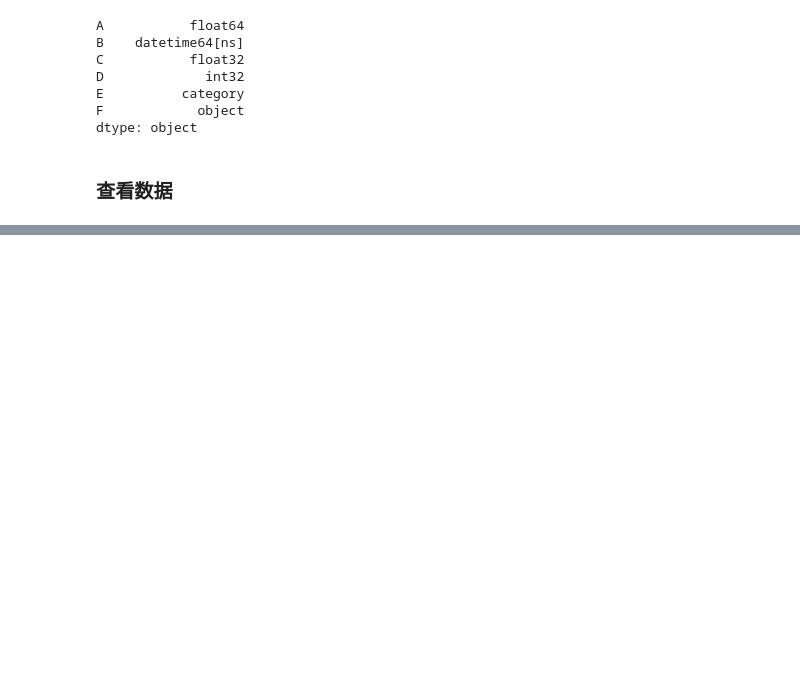
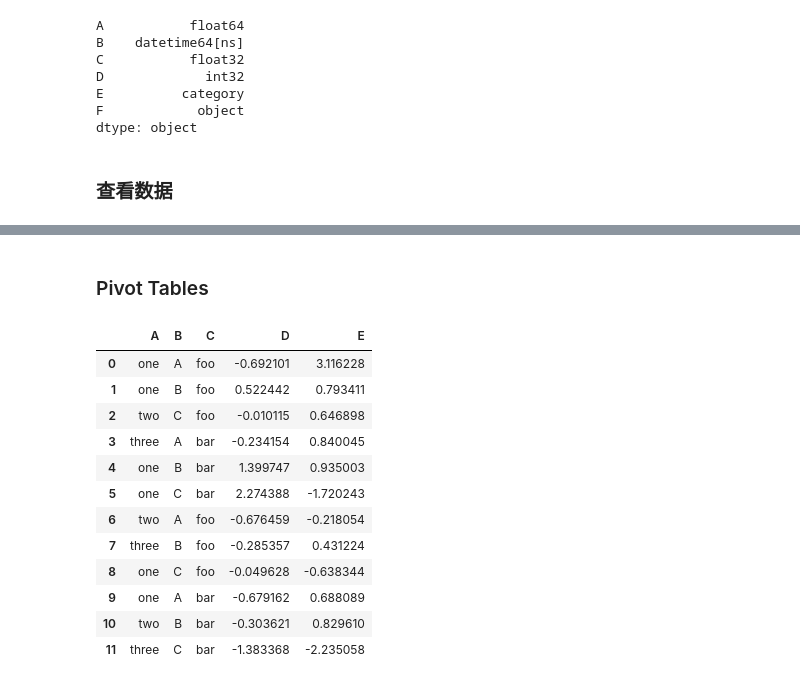
Before and after one commit to Wuyanan520/learn_pandas, a Jupyter notebook: learn_pandas.ipynb, the cells around one changed output, grey strips where cells are left out. Cells and saved outputs as stored; diff of their text form; code cells hidden in the pictures; blank space fills up the shorter version.

Commit message:
10M_selection, Missing Data, stats, Apply, Merge, Grouping,Time Series

```diff
--- a/learn_pandas.ipynb
+++ b/learn_pandas.ipynb
@@ -147,0 +777,23 @@ http://pandas.pydata.org/pandas-docs/stable/overview.html
+# %% [markdown]
+### Pivot Tables
+# %%
+df = pd.DataFrame({'A' : ['one', 'one', 'two', 'three'] * 3,
+                   'B' : ['A', 'B', 'C'] * 4,
+                   'C' : ['foo', 'foo', 'foo', 'bar', 'bar', 'bar'] * 2,
+                   'D' : np.random.randn(12),
+                   'E' : np.random.randn(12)})
+df
+# %% [output]
+|  | A | B | C | D | E |
+| 0 | one | A | foo | -0.692101 | 3.116228 |
+| 1 | one | B | foo | 0.522442 | 0.793411 |
+| 2 | two | C | foo | -0.010115 | 0.646898 |
+| 3 | three | A | bar | -0.234154 | 0.840045 |
+| 4 | one | B | bar | 1.399747 | 0.935003 |
+| 5 | one | C | bar | 2.274388 | -1.720243 |
+| 6 | two | A | foo | -0.676459 | -0.218054 |
+| 7 | three | B | foo | -0.285357 | 0.431224 |
+| 8 | one | C | foo | -0.049628 | -0.638344 |
+| 9 | one | A | bar | -0.679162 | 0.688089 |
+| 10 | two | B | bar | -0.303621 | 0.829610 |
+| 11 | three | C | bar | -1.383368 | -2.235058 |
```
Also changed, not shown: parts of 93 cells of this notebook.
